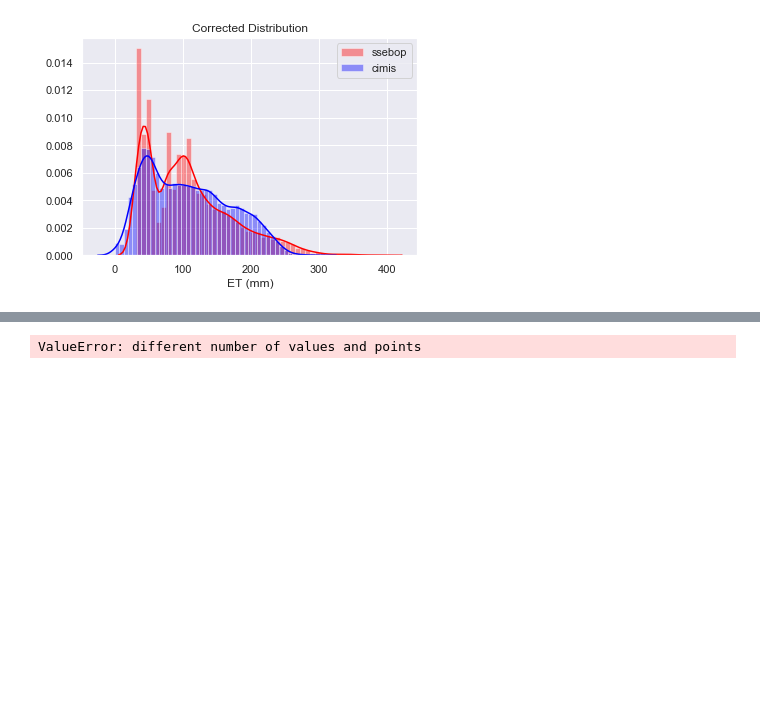
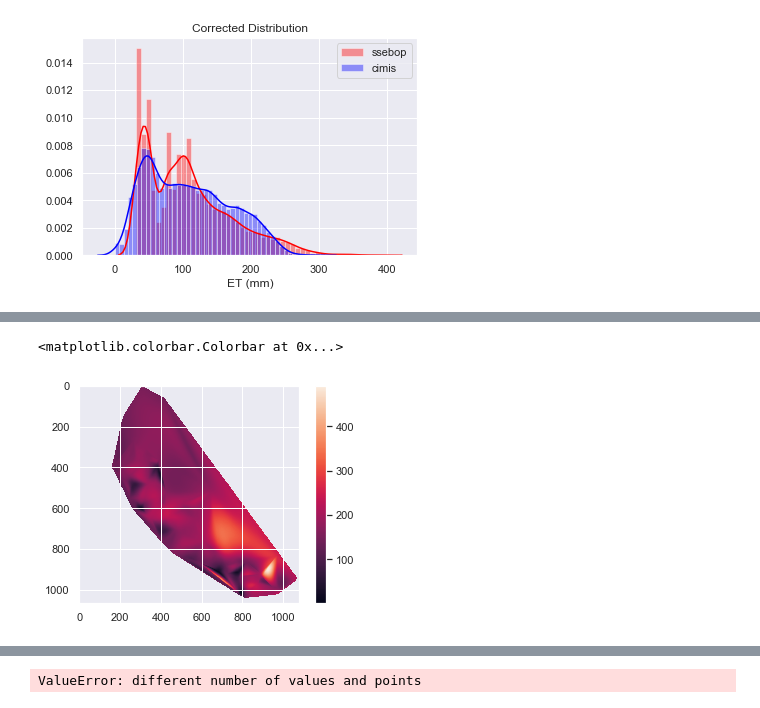
Before and after one commit to kashingtonDC/CIMIS, a Jupyter notebook: code/CIMIS-Copy3.ipynb, the cells around one changed output, grey strips where cells are left out. Cells and saved outputs as stored; diff of their text form; code cells hidden in the pictures; blank space fills up the shorter version.

```diff
--- a/code/CIMIS-Copy3.ipynb
+++ b/code/CIMIS-Copy3.ipynb
@@ -681,29 +647,0 @@ array([[nan, nan, nan, ..., nan, nan, nan],
-# %%
-outgrids = []
-
-lats = ds.variables['lat'][:]
-lons = ds.variables['lon'][:]
-
-for i in cimis.id.unique()[:]:
-
-    cdf = cimis[cimis.id==i]
-
-    # Extract lat / long value from cimis id
-    in_lat = np.array(cdf.Latitude)[0]
-    in_lon = np.array(cdf.Longitude)[0]
-
-    lat_idx = geo_idx(in_lat, lats)
-    lon_idx = geo_idx(in_lon, lons)
-
-    ddfs = []
-
-    for j in cdf.date:
-        g = np.zeros_like(ds['et'][0])
-        val = cdf[cdf.date == j].cimis_et
-        g[lat_idx, lon_idx] = val.values
-        cor = xr.DataArray(g, coords=[lats, lons])
-
-        ddfs.append(cor)
-
-
-    outgrids.append(xr.concat(ddfs[:], dim="dataset"))
@@ -845,0 +648,14 @@ for i in outdirs[:]:
+# %%
+array = np.ma.masked_invalid(cimis_grid[150])
+xx, yy = np.meshgrid(lons, lats)
+x1 = xx[~array.mask]
+y1 = yy[~array.mask]
+newarr = array[~array.mask]
+
+GD1 = interpolate.griddata((x1, y1), newarr.ravel(), (xx, yy),method='cubic')
+
+plt.imshow(np.flipud(GD1))
+plt.colorbar()
+# %% [output]
+<matplotlib.colorbar.Colorbar at 0x...>
+[figure, added]
```
Also changed, not shown: parts of 11 cells of this notebook.
